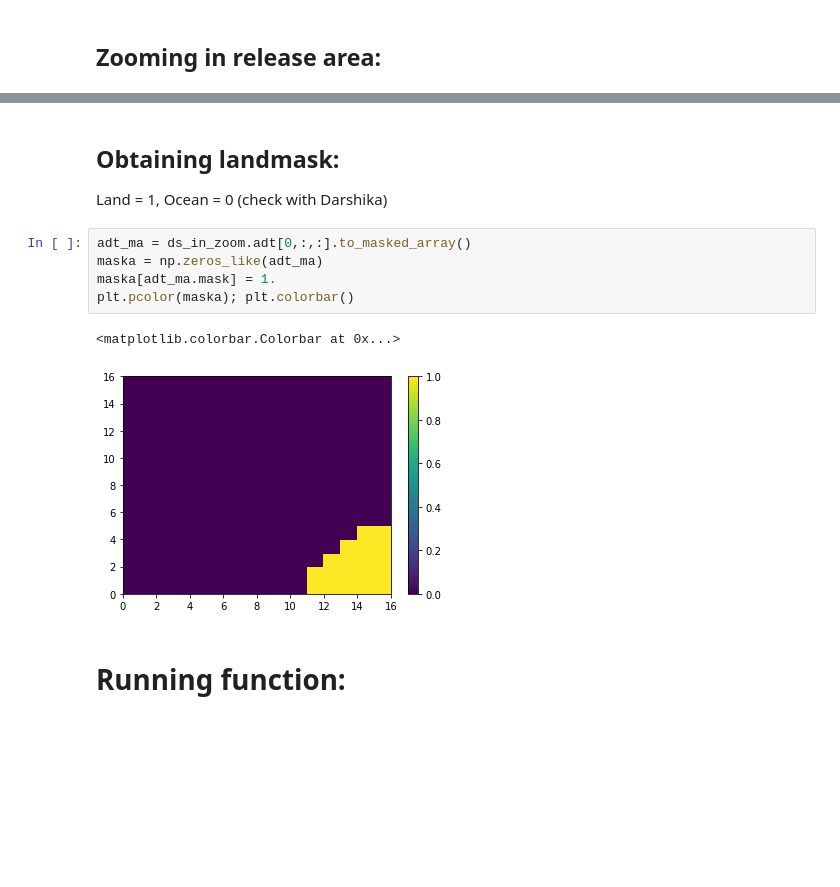
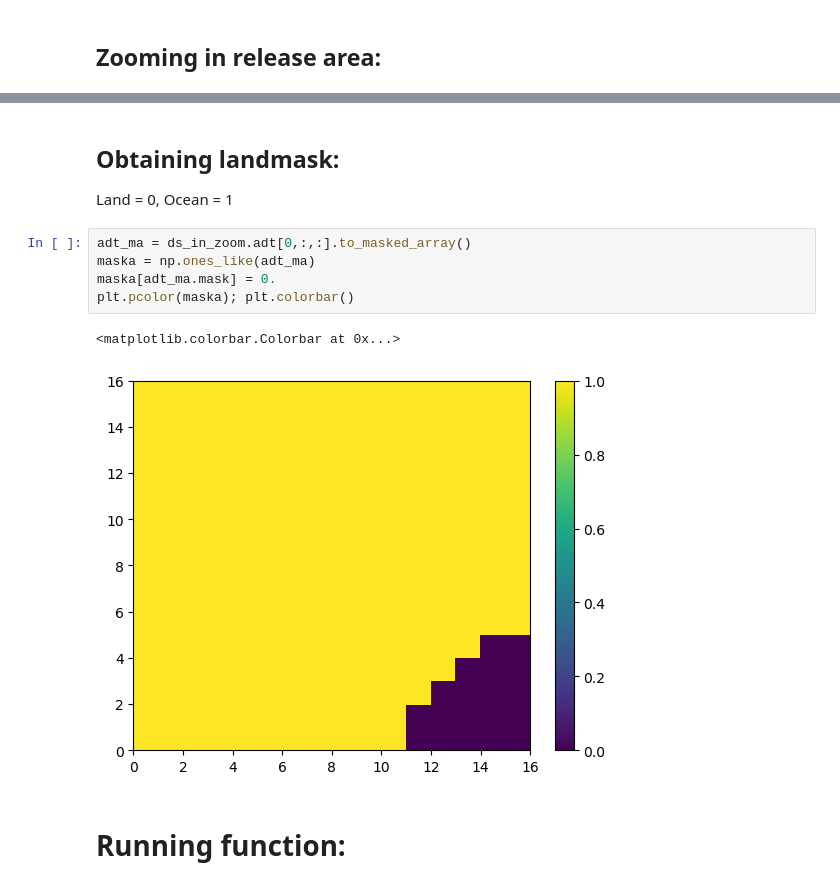
Before and after one commit to LauraGomezNavarro/OceanParcels_Lyapunov, a Jupyter notebook: examples/Morocco_simus_tests_20191001_fFTLE_1-64grid_15d.ipynb, the cells around one changed output, grey strips where cells are left out. Cells and saved outputs as stored; diff of their text form; blank space fills up the shorter version.

```diff
--- a/examples/Morocco_simus_tests_20191001_fFTLE_1-64grid_15d.ipynb
+++ b/examples/Morocco_simus_tests_20191001_fFTLE_1-64grid_15d.ipynb
@@ -112,15 +105,15 @@ ds_in_zoom.adt[0,:,:].plot()
 # %% [markdown]
 ## Obtaining landmask:
 
-Land = 1, Ocean = 0 (check with Darshika)
+Land = 0, Ocean = 1
 # %%
 adt_ma = ds_in_zoom.adt[0,:,:].to_masked_array()
-maska = np.zeros_like(adt_ma)
-maska[adt_ma.mask] = 1.
+maska = np.ones_like(adt_ma)
+maska[adt_ma.mask] = 0.
 plt.pcolor(maska); plt.colorbar()
 # %% [output]
 <matplotlib.colorbar.Colorbar at 0x...>
-[figure, old version]
+[figure, new version]
 # %% [markdown]
 # Running function:
 # %%
```
Also changed, not shown: parts of 14 cells of this notebook, 1 other file.
